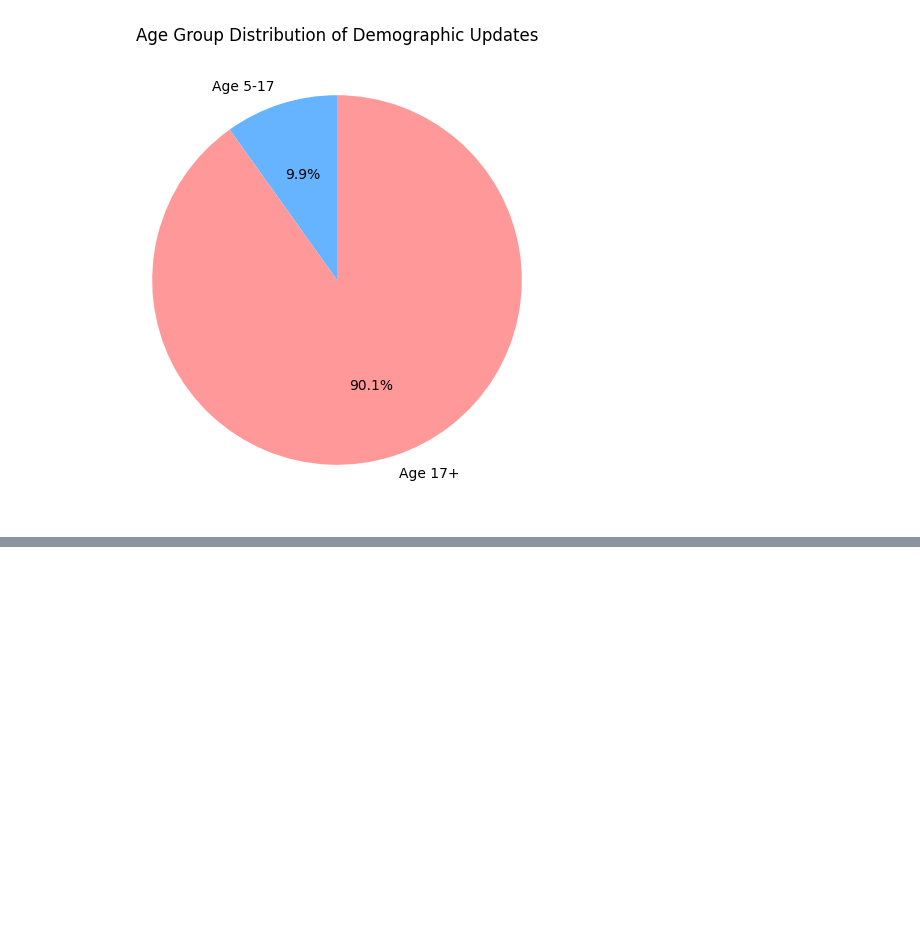
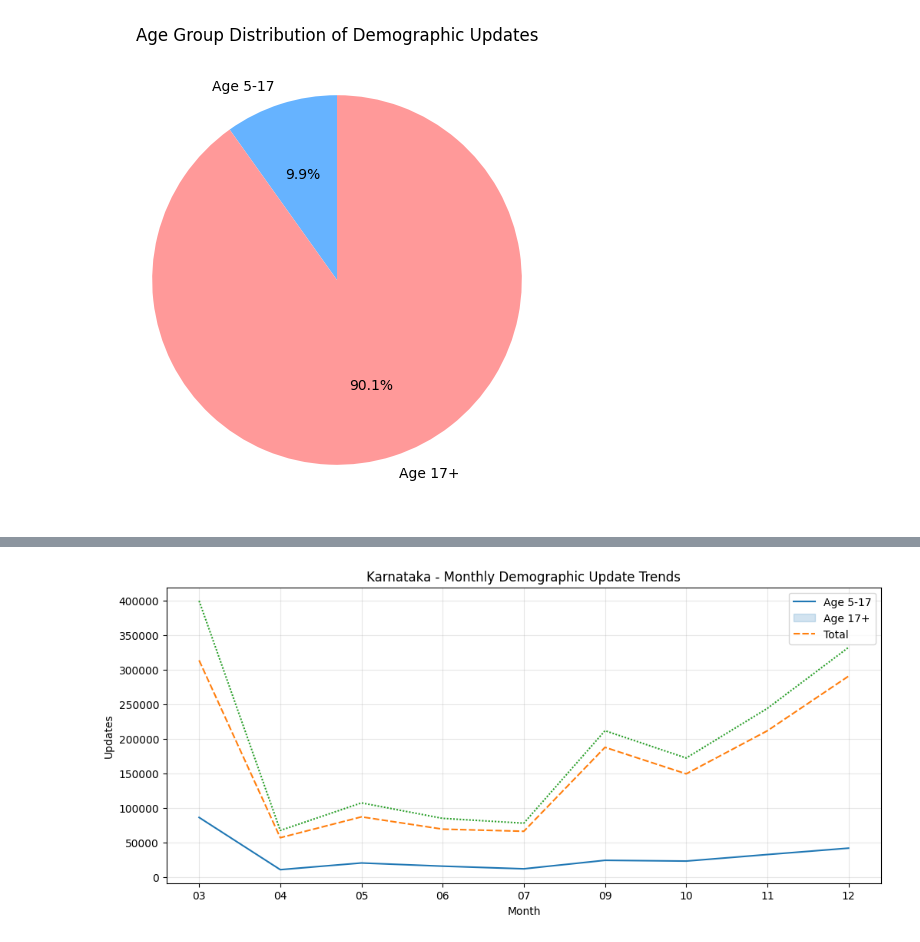
Before and after one commit to ashwin8332/UIDAI, a Jupyter notebook: api_data_aadhar_demographic/Demography.ipynb, the cells around one changed output, grey strips where cells are left out. Saved outputs shown, nothing was run; the diff lists cells and outputs as text; code cells hidden in the pictures; blank space fills up the shorter version.

```diff
--- a/api_data_aadhar_demographic/Demography.ipynb
+++ b/api_data_aadhar_demographic/Demography.ipynb
@@ -1110,0 +1416,3 @@ plt.show()
+# %%
+df_karnataka['total_enroll'] = df_karnataka['demo_age_5_17'] + df_karnataka['demo_age_17_']
+df_karnataka
@@ -1110,0 +1566,3 @@ plt.show()
+# %%
+karnataka_month_enroll_trend = df_karnataka_cleaned.groupby('month')[['demo_age_5_17','demo_age_17_','total_enroll']].sum()
+karnataka_month_enroll_trend
@@ -1110,0 +1583,11 @@ plt.show()
+# %%
+plt.figure(figsize=(12, 5))
+sns.lineplot(data=karnataka_month_enroll_trend)
+plt.title('Karnataka - Monthly Demographic Update Trends')
+plt.xlabel('Month')
+plt.ylabel('Updates')
+plt.legend(['Age 5-17', 'Age 17+', 'Total'])
+plt.grid(alpha=0.3)
+plt.show()
+# %% [output]
+[figure, added]
```
Also changed, not shown: parts of 38 cells of this notebook.
